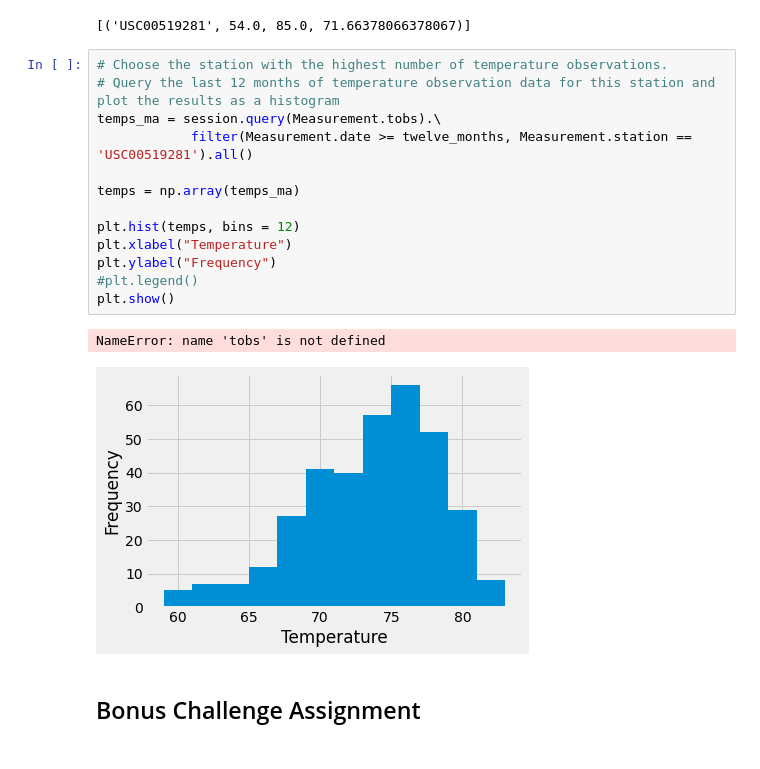
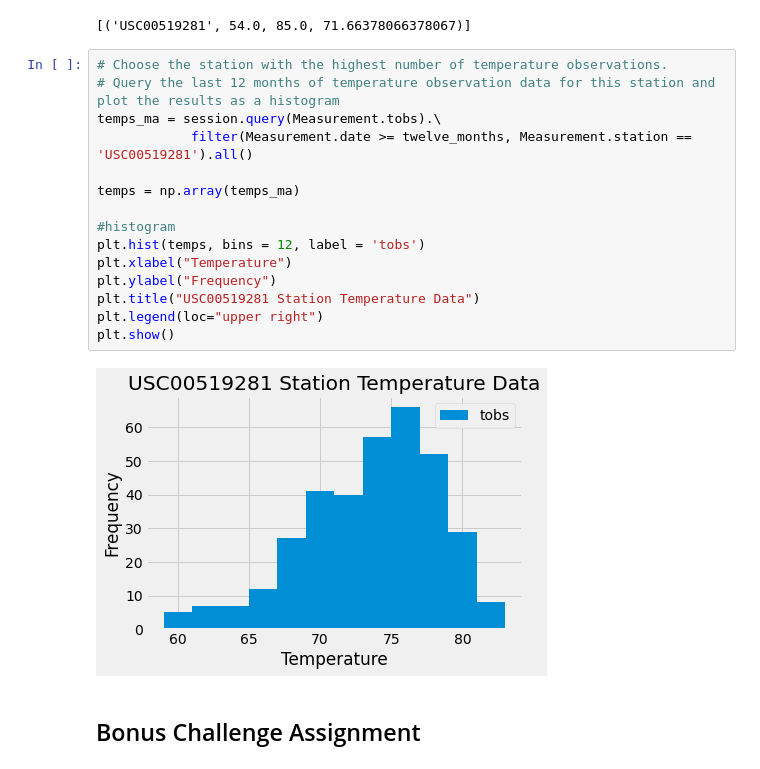
Before and after one commit to WilliamRoll/sqlalchemy-challenge, a Jupyter notebook: climate_starter.ipynb, the cells around one changed output. Saved outputs shown, nothing was run; the diff lists cells and outputs as text.

```diff
--- a/climate_starter.ipynb
+++ b/climate_starter.ipynb
@@ -178,19 +167,20 @@ most_active_station
 # %%
 # Choose the station with the highest number of temperature observations.
 # Query the last 12 months of temperature observation data for this station and plot the results as a histogram
 temps_ma = session.query(Measurement.tobs).\
             filter(Measurement.date >= twelve_months, Measurement.station == 'USC00519281').all()
 
 temps = np.array(temps_ma)
 
-plt.hist(temps, bins = 12)
+#histogram
+plt.hist(temps, bins = 12, label = 'tobs')
 plt.xlabel("Temperature")
 plt.ylabel("Frequency")
-#plt.legend()
+plt.title("USC00519281 Station Temperature Data")
+plt.legend(loc="upper right")
 plt.show()
 # %% [output]
-NameError: name 'tobs' is not defined
-[figure, old version]
+[figure, new version]
 # %% [markdown]
 ## Bonus Challenge Assignment
 # %%
```
Also changed, not shown: parts of 3 cells of this notebook.
